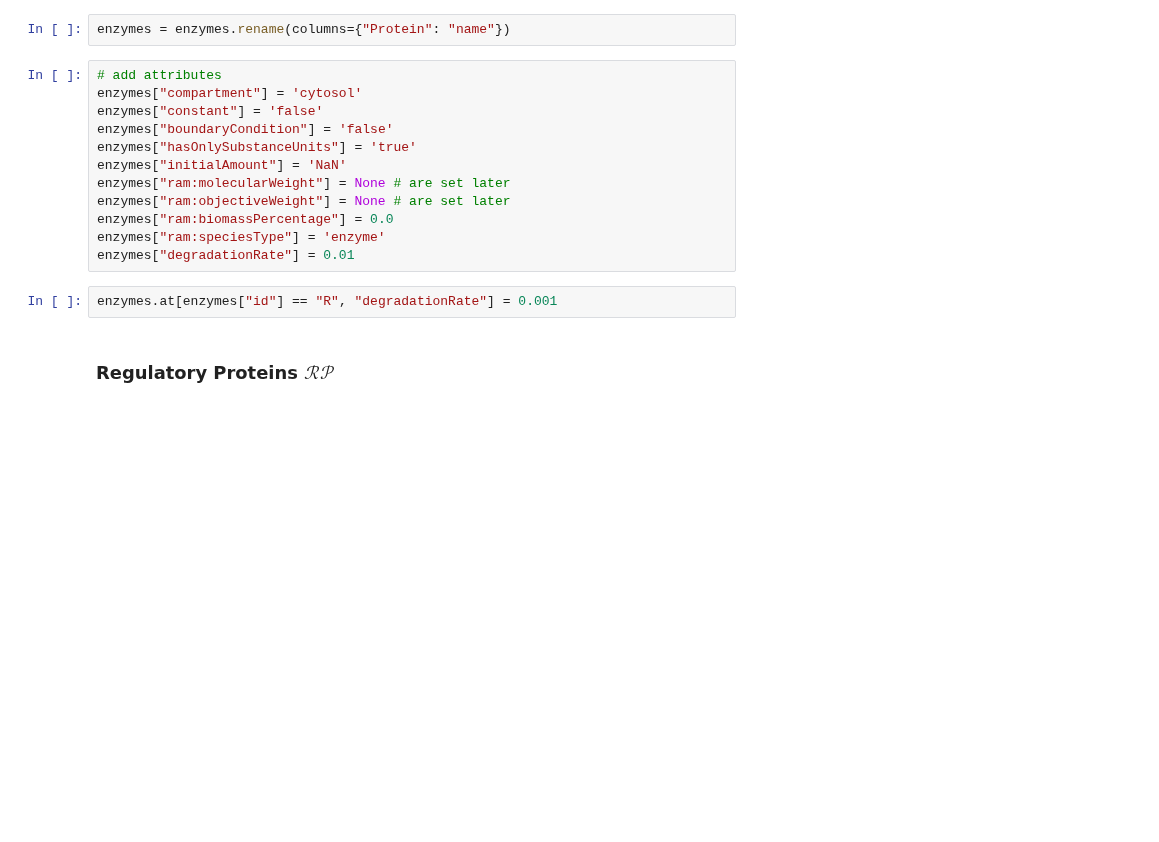
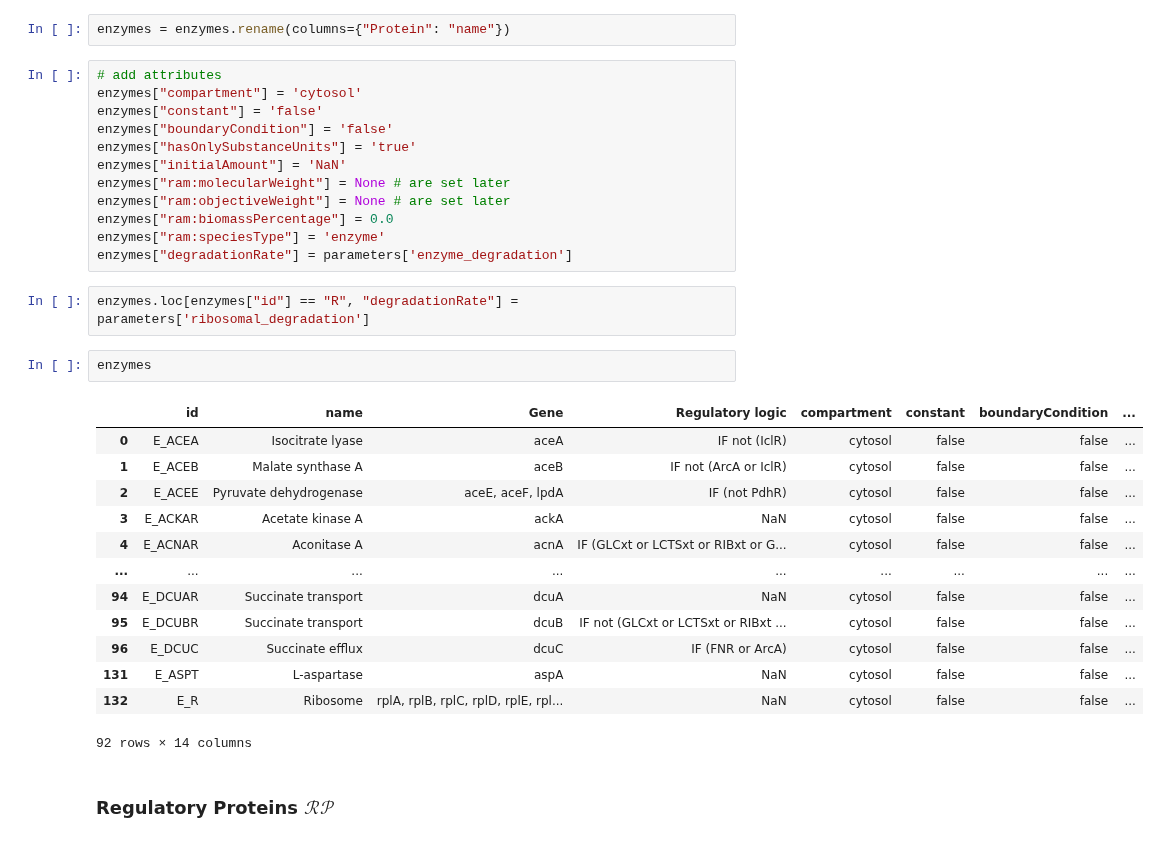
Before and after one commit to HannesBaukmann/pyrrrateFBA, a Jupyter notebook: pyrrrateFBA/examples/Covert2002/modeling.ipynb, the cells around one changed output. Drawn from its saved outputs; the diff is of its cells as text; blank space fills up the shorter version.

```diff
--- a/pyrrrateFBA/examples/Covert2002/modeling.ipynb
+++ b/pyrrrateFBA/examples/Covert2002/modeling.ipynb
@@ -157,9 +256,25 @@ enzymes["ram:molecularWeight"] = None # are set later
 enzymes["ram:objectiveWeight"] = None # are set later
 enzymes["ram:biomassPercentage"] = 0.0
 enzymes["ram:speciesType"] = 'enzyme'
-enzymes["degradationRate"] = 0.01
+enzymes["degradationRate"] = parameters['enzyme_degradation']
 # %%
-enzymes.at[enzymes["id"] == "R", "degradationRate"] = 0.001
+enzymes.loc[enzymes["id"] == "R", "degradationRate"] = parameters['ribosomal_degradation']
+# %%
+enzymes
+# %% [output]
+|  | id | name | Gene | Regulatory logic | compartment | constant | boundaryCondition | ... |
+| 0 | E_ACEA | Isocitrate lyase | aceA | IF not (IclR) | cytosol | false | false | ... |
+| 1 | E_ACEB | Malate synthase A | aceB | IF not (ArcA or IclR) | cytosol | false | false | ... |
+| 2 | E_ACEE | Pyruvate dehydrogenase | aceE, aceF, lpdA | IF (not PdhR) | cytosol | false | false | ... |
+| 3 | E_ACKAR | Acetate kinase A | ackA | NaN | cytosol | false | false | ... |
+| 4 | E_ACNAR | Aconitase A | acnA | IF (GLCxt or LCTSxt or RIBxt or G... | cytosol | false | false | ... |
+| ... | ... | ... | ... | ... | ... | ... | ... | ... |
+| 94 | E_DCUAR | Succinate transport | dcuA | NaN | cytosol | false | false | ... |
+| 95 | E_DCUBR | Succinate transport | dcuB | IF not (GLCxt or LCTSxt or RIBxt ... | cytosol | false | false | ... |
+| 96 | E_DCUC | Succinate efflux | dcuC | IF (FNR or ArcA) | cytosol | false | false | ... |
+| 131 | E_ASPT | L-aspartase | aspA | NaN | cytosol | false | false | ... |
+| 132 | E_R | Ribosome | rplA, rplB, rplC, rplD, rplE, rpl... | NaN | cytosol | false | false | ... |
+92 rows × 14 columns
 # %% [markdown]
 ### Regulatory Proteins $\mathcal{RP}$
 # %%
```
Also changed, not shown: parts of 44 cells of this notebook, 8 other files.
